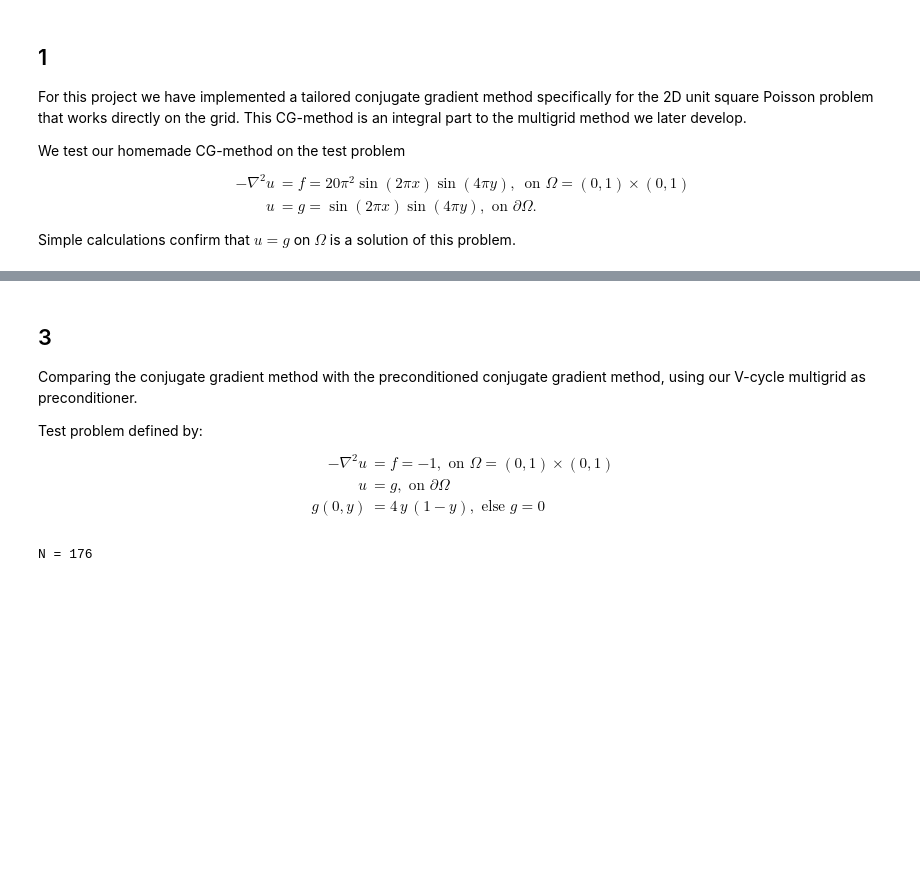
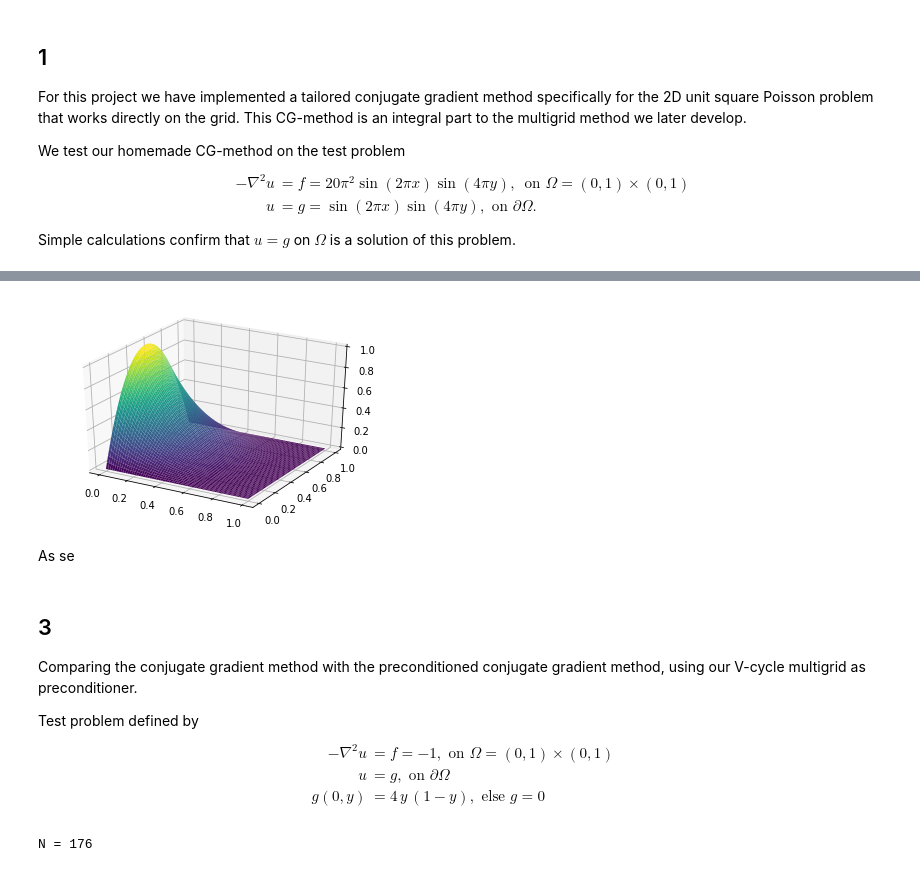
Before and after one commit to ottarph/numla_proj2, a Jupyter notebook: TMA4205_project2-ottar_hellan.ipynb, the cells around one changed output, grey strips where cells are left out. Saved outputs shown, nothing was run; the diff lists cells and outputs as text; code cells hidden in the pictures; blank space fills up the shorter version.

```diff
--- a/TMA4205_project2-ottar_hellan.ipynb
+++ b/TMA4205_project2-ottar_hellan.ipynb
@@ -72,8 +86,49 @@ plt.title('$u - u_h$');
+# %%
+"""
+    Test of our multigrid V-cycle method on a simple test problem with constant laplacian
+    and non-homogeneous Dirichlet boundary conditions.
+"""
+
+f = lambda x, y: 0*x - 1
+g = lambda x, y: np.where(x == 0, 4*y*(1-y), 0*x)
+
+N      = 2**7
+levels = 4
+nu1    = 40
+nu2    = 40
+
+x = np.outer(np.linspace(0, 1, N+1), np.ones(N+1))
+y = np.outer(np.ones(N+1), np.linspace(0, 1, N+1))
+
+rhs = g(x, y)
+rhs[1:-1, 1:-1] = f(x[1:-1, 1:-1], y[1:-1, 1:-1])
+
+np.random.seed(seed=1)
+u0 = np.copy(rhs)
+u0[1:-1,1:-1] = 1 - 0.5 * np.random.random((N-1, N-1))
+
+#uh_arr = []
+#uh = mgv_debug(u0, rhs, N, nu1, nu2, level=1, max_level=levels, uh_arr=uh_arr)
+uh = mgv(u0, rhs, N, nu1, nu2, level=1, max_level=levels)
+
+fig = plt.figure()
+ax = fig.add_subplot(111, projection='3d')
+
+s = 2
+surf = ax.plot_surface(x[::s,::s], y[::s,::s], uh[::s,::s],
+                        rstride=1, cstride=1,
+                        cmap=matplotlib.cm.viridis)
+
+plt.show()
+# %% [output]
+[figure, added]
+# %% [markdown]
+As se
 # %% [markdown]
 ## 3
 Comparing the conjugate gradient method with the preconditioned conjugate gradient method, using our V-cycle multigrid as preconditioner.
 
-Test problem defined by:
+Test problem defined by
 \begin{align*}
     -\nabla^2 u & = f = -1, \text{ on } \Omega = (0,1)\times(0,1) \\
     u & = g,\text{ on } \partial\Omega \\
```
Also changed, not shown: parts of 2 cells of this notebook.
